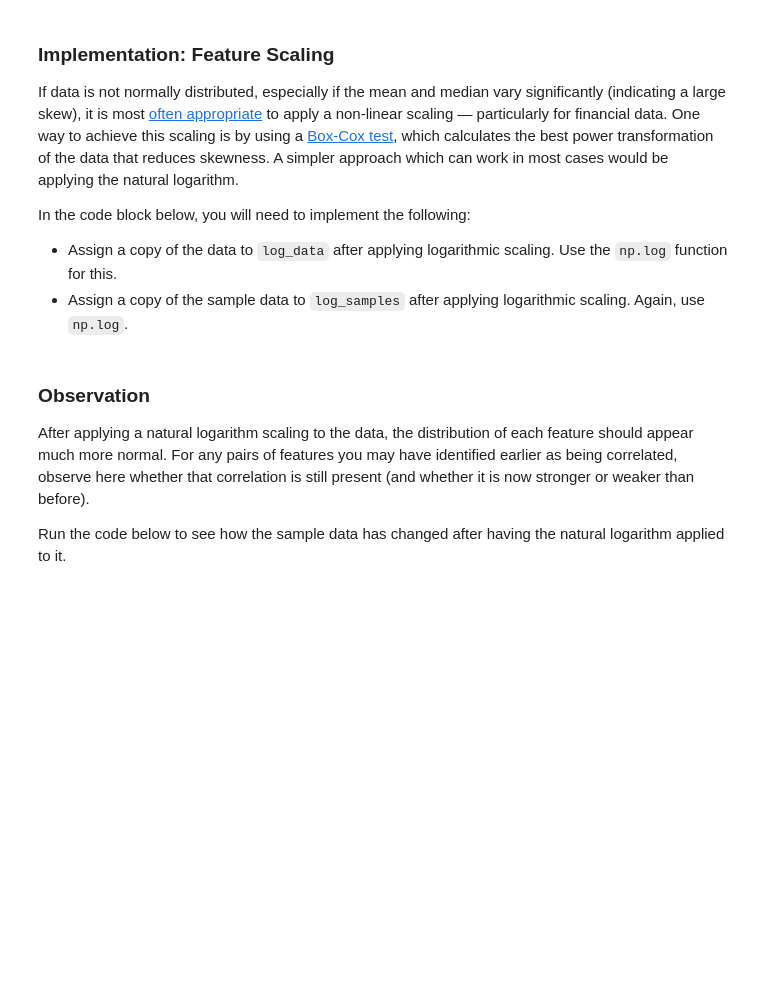
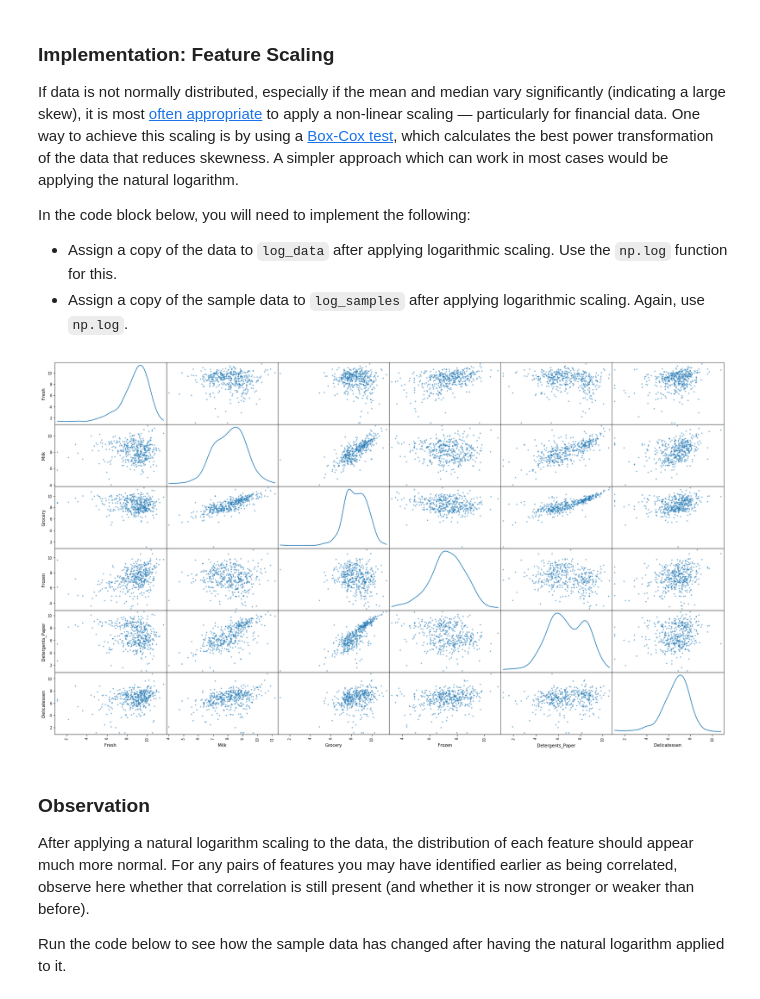
Before and after one commit to fabio-reale/machine-learning, a Jupyter notebook: projects/customer_segments/customer_segments.ipynb, the cells around one changed output. Cells and saved outputs as stored; diff of their text form; code cells hidden in the pictures; blank space fills up the shorter version.

```diff
--- a/projects/customer_segments/customer_segments.ipynb
+++ b/projects/customer_segments/customer_segments.ipynb
@@ -174,13 +174,15 @@ In the code block below, you will need to implement the following:
  - Assign a copy of the sample data to `log_samples` after applying logarithmic scaling. Again, use `np.log`.
 # %%
 # TODO: Scale the data using the natural logarithm
-log_data = None
+log_data = np.log(data)
 
 # TODO: Scale the sample data using the natural logarithm
-log_samples = None
+log_samples = np.log(samples)
 
 # Produce a scatter matrix for each pair of newly-transformed features
-pd.scatter_matrix(log_data, alpha = 0.3, figsize = (14,8), diagonal = 'kde');
+pd.scatter_matrix(log_data, alpha = 0.6, figsize = (28,16), diagonal = 'kde');
+# %% [output]
+[figure, added]
 # %% [markdown]
 ### Observation
 After applying a natural logarithm scaling to the data, the distribution of each feature should appear much more normal. For any pairs of features you may have identified earlier as being correlated, observe here whether that correlation is still present (and whether it is now stronger or weaker than before).
```
Also changed, not shown: parts of 2 cells of this notebook.
